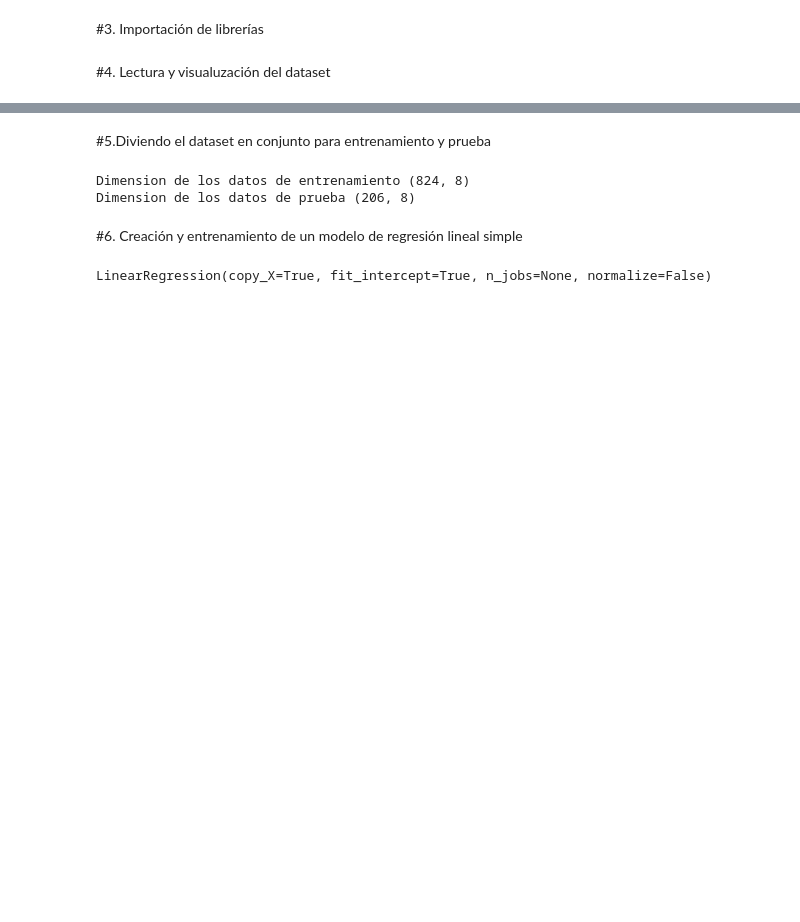
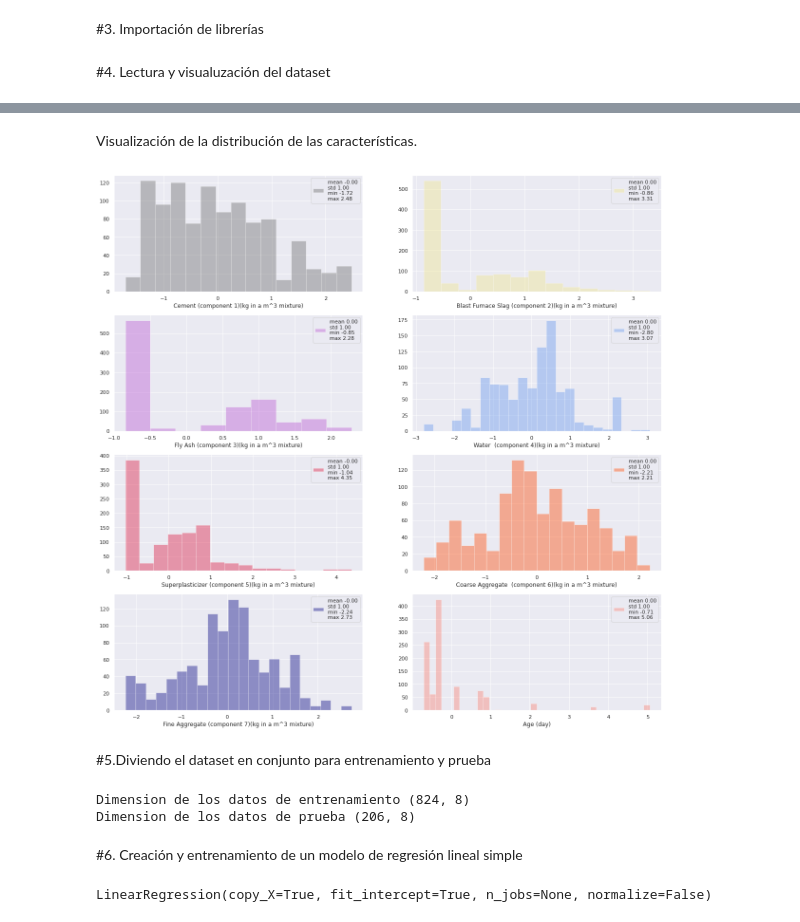
Before and after one commit to sainosmichelle/sainosmichelle.github.io, a Jupyter notebook: assets/files/Tema6/reg_lin/6.1.2 Regresion_multiple_concreto.ipynb, the cells around one changed output, grey strips where cells are left out. Drawn from its saved outputs; the diff is of its cells as text; code cells hidden in the pictures; blank space fills up the shorter version.

```diff
--- a/assets/files/Tema6/reg_lin/6.1.2 Regresion_multiple_concreto.ipynb
+++ b/assets/files/Tema6/reg_lin/6.1.2 Regresion_multiple_concreto.ipynb
@@ -69,0 +100,6 @@ Text(0, 0.5, 'Concrete compressive strength')
+# %%
+from sklearn.preprocessing import StandardScaler
+cols = dataset.columns
+sc = StandardScaler()
+X = pd.DataFrame(columns=cols[:-1], data=sc.fit_transform(dataset.drop(cols[-1],axis=1)))
+X.head()
@@ -70,3 +113,26 @@ Text(0, 0.5, 'Concrete compressive strength')
+# %% [markdown]
+Visualización de la distribución de las características.
+# %%
+color = ['dimgray', 'khaki', 'mediumorchid','cornflowerblue', 'crimson','orangered', 'navy', 'salmon']
+sns.set(font_scale=1)
+cols = X.columns
+n_row = len(cols)
+n_col = 2
+n_sub = 1
+fig = plt.figure(figsize=(10,20))
+for i in range(len(cols)):
+    plt.subplots_adjust(left=-0.3, right=1.3, bottom=-0.3, top=1.3)
+    plt.subplot(n_row, n_col, n_sub)
+    sns.distplot(X[cols[i]],norm_hist=False,kde=False, color=color[i],
+                 label=['mean '+str('{:.2f}'.format(X.iloc[:,i].mean()))
+                        +'\n''std '+str('{:.2f}'.format(X.iloc[:,i].std()))
+                        +'\n''min '+str('{:.2f}'.format(X.iloc[:,i].min()))
+                        +'\n''max '+str('{:.2f}'.format(X.iloc[:,i].max()))])
+    n_sub+=1
+    plt.legend()
+plt.show()
+# %% [output]
+[figure, added]
 # %% [markdown]
 #5.Diviendo el dataset en conjunto para entrenamiento y prueba
 # %%
```
Also changed, not shown: parts of 25 cells of this notebook, 9 other files.
